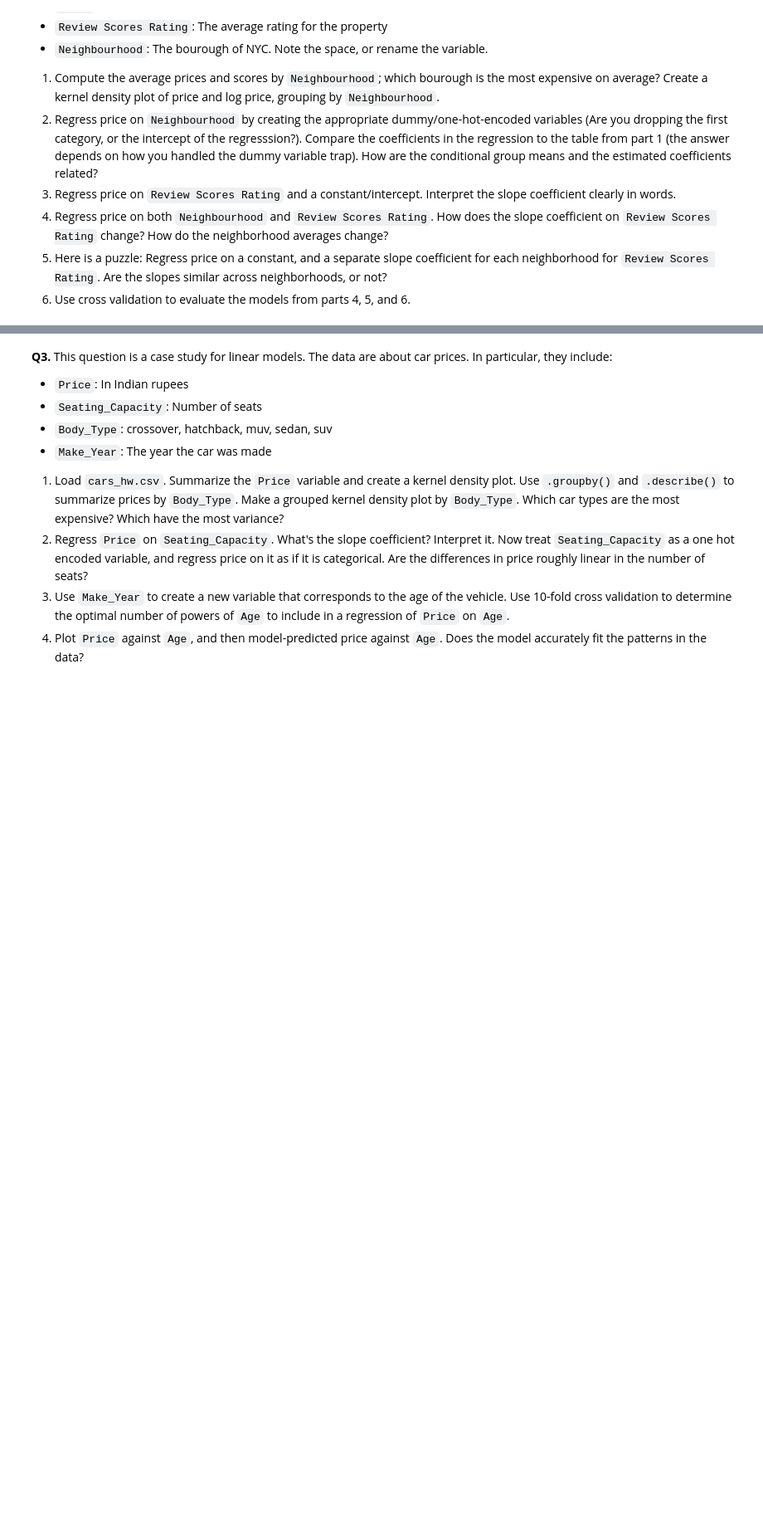
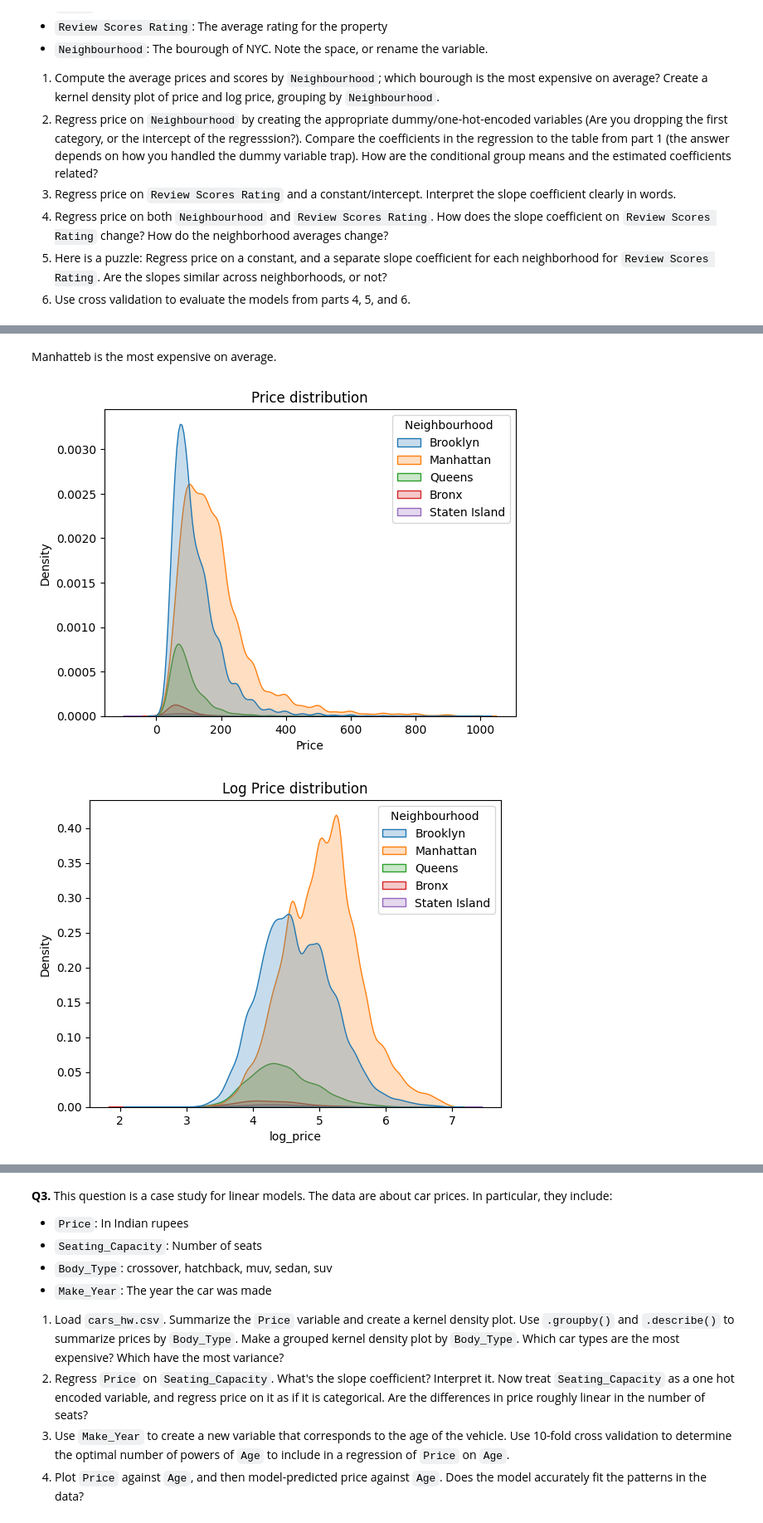
Before and after one commit to SafaaMahbub/undergrad_ml_assignments, a Jupyter notebook: 03_assignment_linear_models.ipynb, the cells around one changed output, grey strips where cells are left out. Shown at 83% size. Cells and saved outputs as stored; diff of their text form; code cells hidden in the pictures; blank space fills up the shorter version.

```diff
--- a/03_assignment_linear_models.ipynb
+++ b/03_assignment_linear_models.ipynb
@@ -31,3 +46,17 @@ Answers:
 4. Regress price on both `Neighbourhood` and `Review Scores Rating`. How does the slope coefficient on `Review Scores Rating` change? How do the neighborhood averages change?
 5. Here is a puzzle: Regress price on a constant, and a separate slope coefficient for each neighborhood for `Review Scores Rating`. Are the slopes similar across neighborhoods, or not?
 6. Use cross validation to evaluate the models from parts 4, 5, and 6.
+# %%
+import pandas as pd
+import numpy as np
+import matplotlib.pyplot as plt
+import seaborn as sns
+from sklearn.linear_model import LinearRegression
+
+df = pd.read_csv('./data/airbnb_hw.csv')
+df.head()
+
+df['Price']=pd.to_numeric(df['Price'],errors='coerce')
+df['Review Scores Rating']=pd.to_numeric(df['Review Scores Rating'],errors='coerce')
+neighbourGroups_means = df.groupby('Neighbourhood ')['Price'].mean()
+print(neighbourGroups_means);
@@ -33,0 +71,14 @@ Answers:
+# %% [markdown]
+Manhatteb is the most expensive on average.
+# %%
+df['log_price'] = np.log(df['Price'])
+sns.kdeplot(data=df, x='Price', hue='Neighbourhood ', fill=True)
+plt.title("Price distribution")
+plt.show()
+
+sns.kdeplot(data=df, x='log_price', hue='Neighbourhood ', fill=True)
+plt.title("Log Price distribution")
+plt.show()
+# %% [output]
+[figure, added]
+[figure, added]
```
Also changed, not shown: parts of 11 cells of this notebook.
